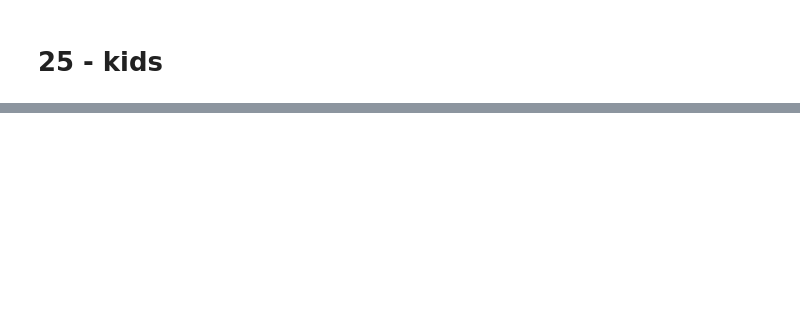
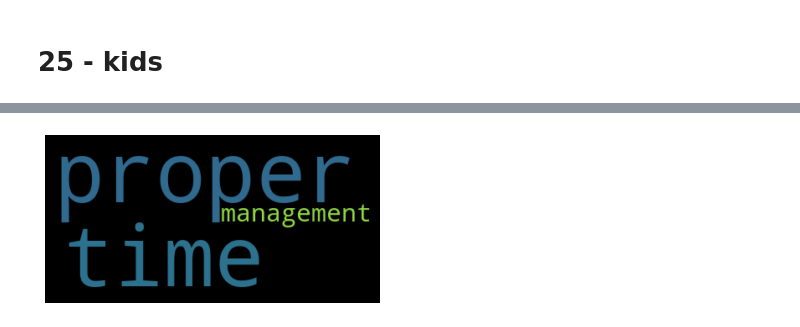
Before and after one commit to tanushree-sharma/class-profile, a Jupyter notebook: future.ipynb, the cells around one changed output, grey strips where cells are left out. Saved outputs shown, nothing was run; the diff lists cells and outputs as text; code cells hidden in the pictures; blank space fills up the shorter version.

Commit message:
graph edits

```diff
--- a/future.ipynb
+++ b/future.ipynb
@@ -715,0 +722,32 @@ fig.show()
+# %%
+import numpy as np # linear algebra
+import pandas as pd # data processing, CSV file I/O (e.g. pd.read_csv)
+
+
+# word cloud library
+from wordcloud import WordCloud, STOPWORDS, ImageColorGenerator
+
+
+# matplotlib library
+import matplotlib.pyplot as plt
+
+lrn = pd.read_csv("data.csv")
+
+a = lrn[['What is the most important thing you learned throughout university?']]
+a = a.rename(columns={'What is the most important thing you learned throughout university?': 'lrn'})
+a = a.dropna()
+
+
+
+# Start with one review:
+text = a.lrn[0]
+
+# Create and generate a word cloud image:
+wordcloud = WordCloud().generate(text)
+
+# Display the generated image:
+plt.imshow(wordcloud, interpolation='bilinear')
+plt.axis("off")
+plt.show()
+# %% [output]
+[figure, added]
```
Also changed, not shown: parts of 25 cells of this notebook, 3 other files.
